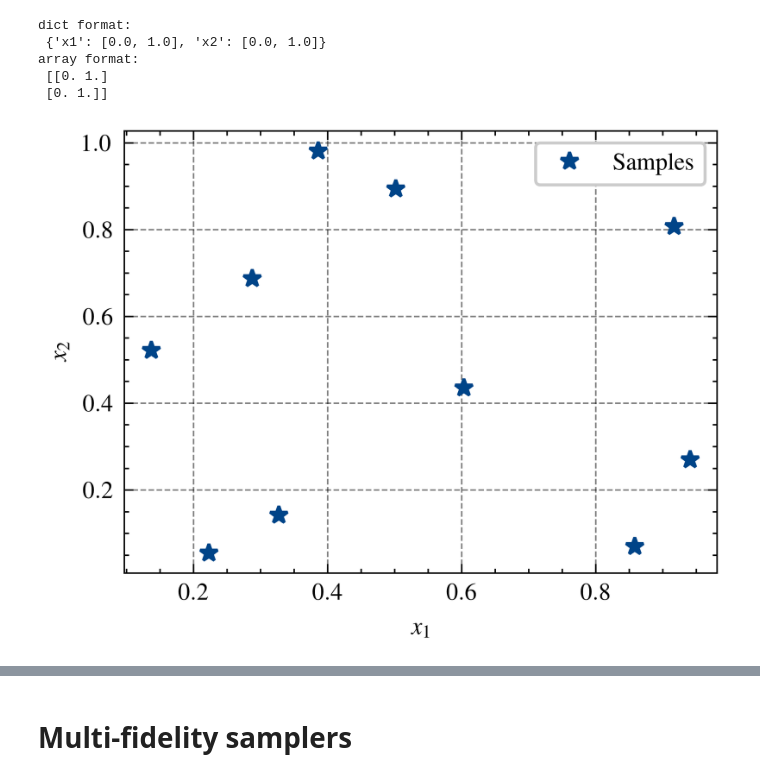
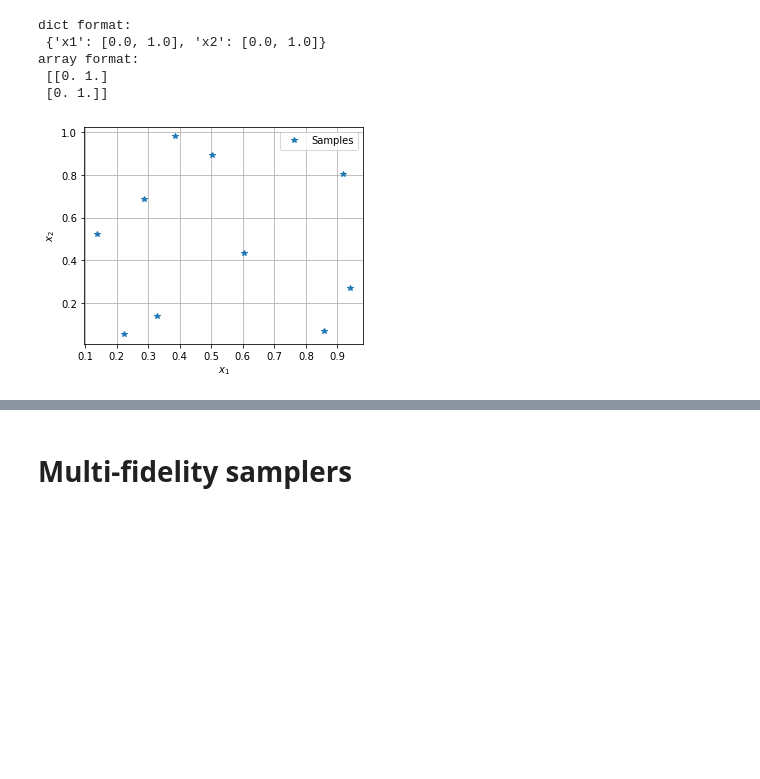
Before and after one commit to JiaxiangYi96/mfpml, a Jupyter notebook: examples/test_samplers/test_samplers.ipynb, the cells around one changed output, grey strips where cells are left out. Saved outputs shown, nothing was run; the diff lists cells and outputs as text; code cells hidden in the pictures; blank space fills up the shorter version.

```diff
--- a/examples/test_samplers/test_samplers.ipynb
+++ b/examples/test_samplers/test_samplers.ipynb
@@ -31,14 +31,13 @@ array format:
  [0. 1.]]
 # %%
 # test the sf SobolSequence sampler
-%matplotlib inline
 sampler = SobolSequence(design_space=design_space,
                         seed=12)
 samples = sampler.get_samples(num_samples=10)
 
-sampler.plot_samples()
+sampler.plot_samples(fig_size=(5,4))
 # %% [output]
-[figure, old version]
+[figure, new version]
 # %%
 # test the sf LatinHyperCube sampler
 sampler = LatinHyperCube(design_space=design_space,
```
Also changed, not shown: parts of 8 cells of this notebook, 43 other files.
